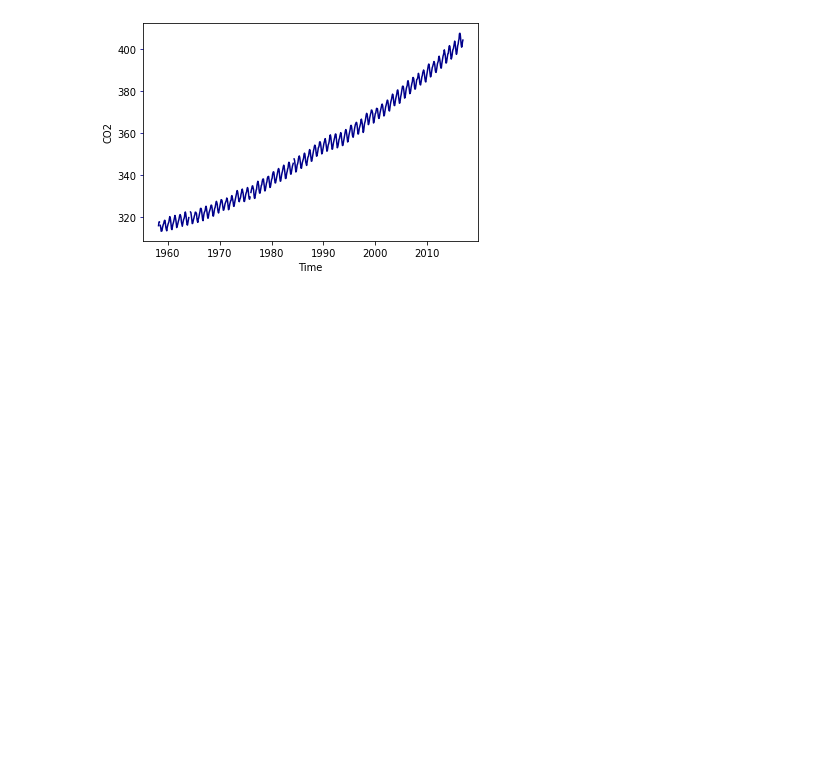
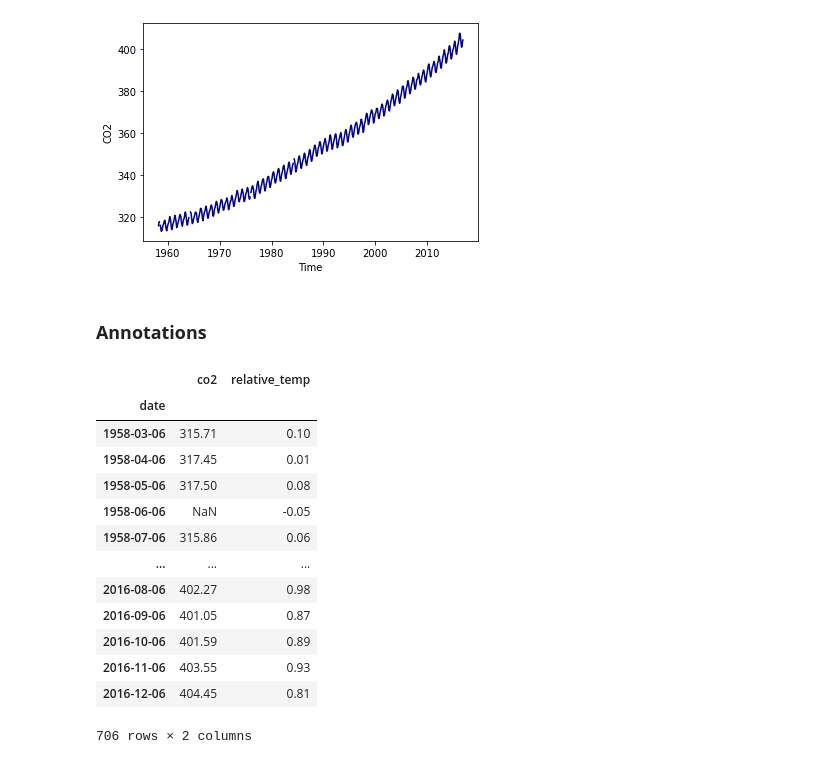
Before and after one commit to JuanFeA98/DataCamp, a Jupyter notebook: Visualization wih Matplotlib/02. Plotting time-series.ipynb, the cells around one changed output. Cells and saved outputs as stored; diff of their text form; code cells hidden in the pictures; blank space fills up the shorter version.

```diff
--- a/Visualization wih Matplotlib/02. Plotting time-series.ipynb
+++ b/Visualization wih Matplotlib/02. Plotting time-series.ipynb
@@ -100,3 +100,22 @@ fig, ax = plt.subplots()
 plot_timeseries(ax, df.index, df['co2'], 'darkblue', 'Time', 'CO2')
 # %% [output]
 [figure]
+# %% [markdown]
+### **Annotations**
+# %%
+df
+# %% [output]
+|  | co2 | relative_temp |
+| date |  |  |
+| 1958-03-06 | 315.71 | 0.10 |
+| 1958-04-06 | 317.45 | 0.01 |
+| 1958-05-06 | 317.50 | 0.08 |
+| 1958-06-06 | NaN | -0.05 |
+| 1958-07-06 | 315.86 | 0.06 |
+| ... | ... | ... |
+| 2016-08-06 | 402.27 | 0.98 |
+| 2016-09-06 | 401.05 | 0.87 |
+| 2016-10-06 | 401.59 | 0.89 |
+| 2016-11-06 | 403.55 | 0.93 |
+| 2016-12-06 | 404.45 | 0.81 |
+706 rows × 2 columns
```
Also changed, not shown: parts of 1 cell of this notebook.
